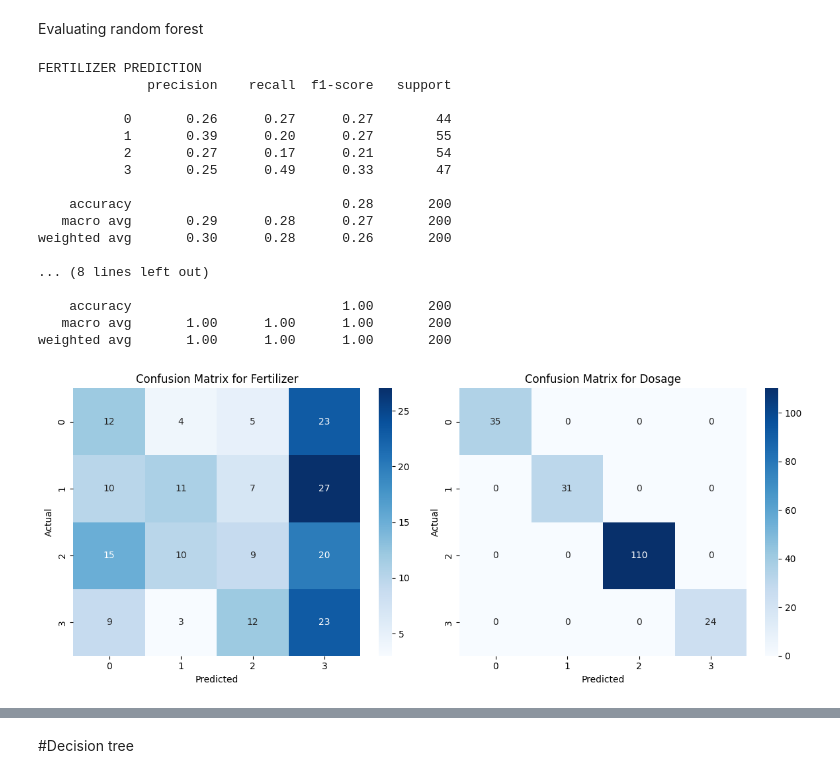
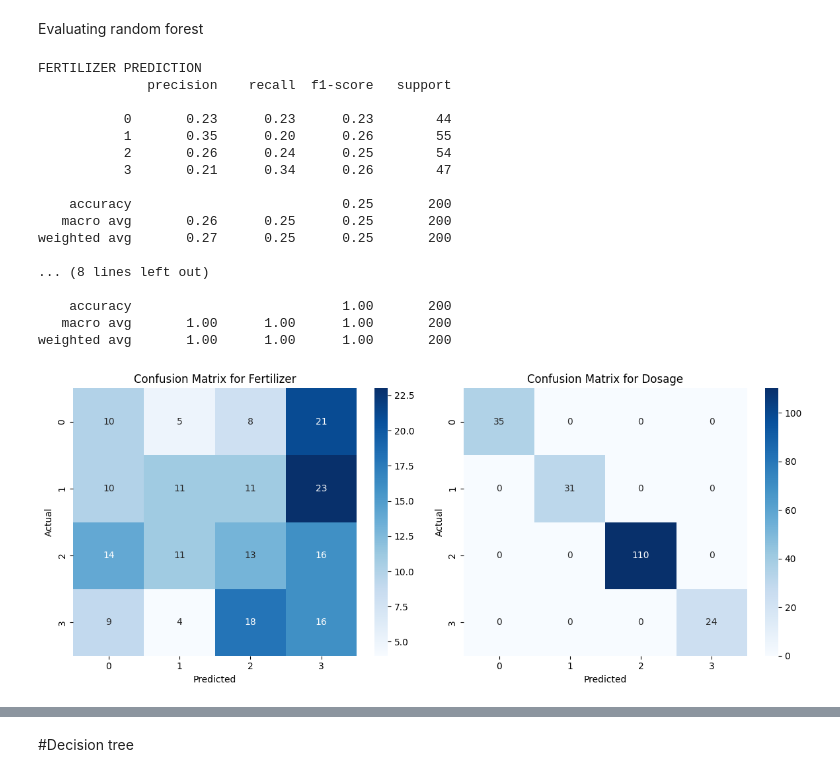
Before and after one commit to Chehan2004/DSGP_GROUP_36, a Jupyter notebook: Fertilizer&Pesticide.ipynb, the cells around one changed output, grey strips where cells are left out. Cells and saved outputs as stored; diff of their text form; code cells hidden in the pictures.

```diff
--- a/Fertilizer&Pesticide.ipynb
+++ b/Fertilizer&Pesticide.ipynb
@@ -255,7 +255,7 @@ from sklearn.multioutput import MultiOutputClassifier
 from sklearn.ensemble import RandomForestClassifier
 
 # Define the pipeline with preprocessor and MultiOutputClassifier
-tuning_pipeline = Pipeline([
+rf_pipeline = Pipeline([
     ('prep', preprocessor),  # Use the preprocessor defined earlier
     ('clf', MultiOutputClassifier(RandomForestClassifier(
         random_state=42,
@@ -275,7 +275,7 @@ def custom_accuracy(y_true, y_pred):
     return np.mean(np.all(y_true == y_pred, axis=1))
 
 # Initialize GridSearchCV with the pipeline and parameters, using our custom_accuracy scorer
-grid = GridSearchCV(tuning_pipeline, params, cv=3, n_jobs=-1, scoring=custom_accuracy) # Use the custom_accuracy scorer
+grid = GridSearchCV(rf_pipeline, params, cv=3, n_jobs=-1, scoring=custom_accuracy) # Use the custom_accuracy scorer
 
 # Fit GridSearchCV
 grid.fit(X_train, y_train_enc) # Use y_train_enc as it's the processed target
@@ -301,32 +317,28 @@ Best Parameters: {'clf__estimator__max_depth': 5, 'clf__estimator__min_samples_s
 # %%
-y_pred = best_model.predict(X_test)
+#rf_pred = pipeline.predict(X_test)
+rf_pred = best_model.predict(X_test)
 # %% [markdown]
 Evaluating random forest
 # %%
 from sklearn.metrics import classification_report
 
-# Fit the pipeline before making predictions
-pipeline.fit(X_train, y_train_enc)
-
-y_pred = pipeline.predict(X_test)
-
 print("FERTILIZER PREDICTION")
-print(classification_report(y_test_enc["fertilizer"], y_pred[:, 0]))
+print(classification_report(y_test_enc["fertilizer"], rf_pred[:, 0]))
 
 print("\nDOSAGE PREDICTION")
-print(classification_report(y_test_enc["dosage"], y_pred[:, 1]))
+print(classification_report(y_test_enc["dosage"], rf_pred[:, 1]))
 # %% [output]
 FERTILIZER PREDICTION
               precision    recall  f1-score   support
 
-           0       0.26      0.27      0.27        44
-           1       0.39      0.20      0.27        55
-           2       0.27      0.17      0.21        54
-           3       0.25      0.49      0.33        47
+           0       0.23      0.23      0.23        44
+           1       0.35      0.20      0.26        55
+           2       0.26      0.24      0.25        54
+           3       0.21      0.34      0.26        47
 
-    accuracy                           0.28       200
-   macro avg       0.29      0.28      0.27       200
-weighted avg       0.30      0.28      0.26       200
+    accuracy                           0.25       200
+   macro avg       0.26      0.25      0.25       200
+weighted avg       0.27      0.25      0.25       200
 
 ... (8 lines left out)
 
@@ -336,22 +348,22 @@ weighted avg       1.00      1.00      1.00       200
 # %%
 from sklearn.metrics import confusion_matrix
 import seaborn as sns
 import matplotlib.pyplot as plt
 
 # Get target names from y_test_enc (which has 'fertilizer' and 'dosage' columns)
 target_names_eval = y_test_enc.columns.tolist()
 
 plt.figure(figsize=(12, 5))
 
 for i, target_name in enumerate(target_names_eval):
     plt.subplot(1, 2, i + 1) # Create subplots for each target
-    cm = confusion_matrix(y_test_enc.iloc[:, i], y_pred[:, i])
+    cm = confusion_matrix(y_test_enc.iloc[:, i], rf_pred[:, i])
     sns.heatmap(cm, annot=True, fmt="d", cmap="Blues")
     plt.title(f"Confusion Matrix for {target_name.capitalize()}")
     plt.xlabel("Predicted")
     plt.ylabel("Actual")
 
 plt.tight_layout()
 plt.show()
 # %% [output]
-[figure, old version]
+[figure, new version]
```
Also changed, not shown: parts of 59 cells of this notebook.
